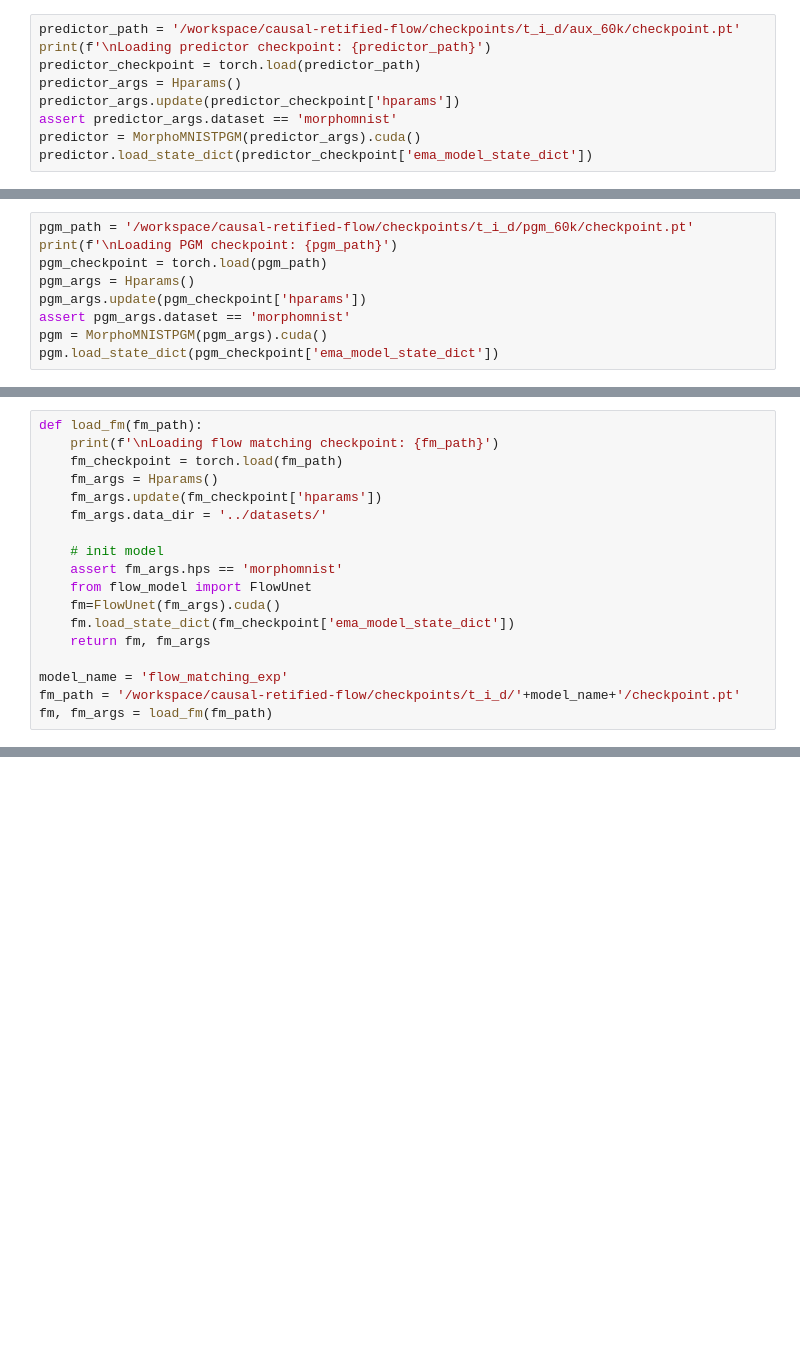
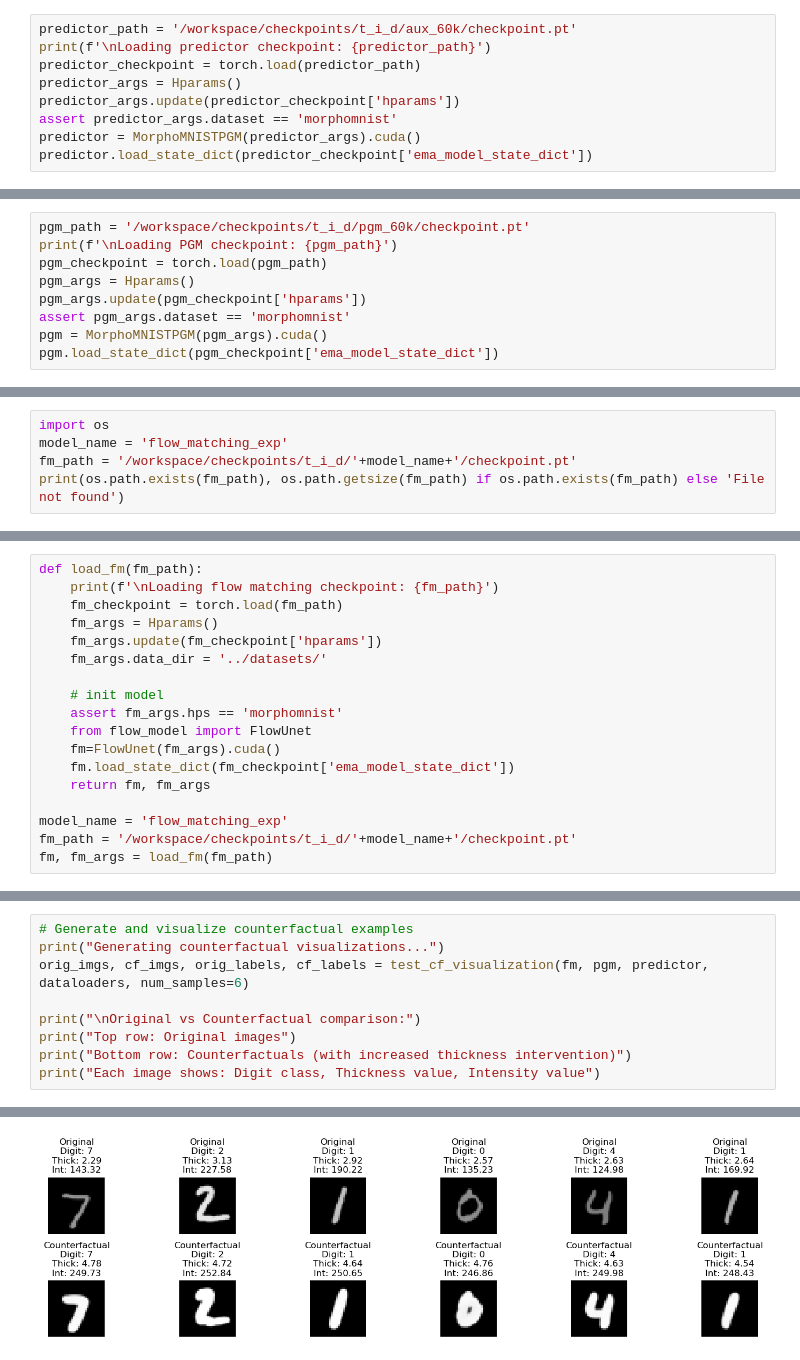
Before and after one commit to GeorgeT27/causal-retified-flow, a Jupyter notebook: src/notebook/counterfactual.ipynb, the cells around one changed output, grey strips where cells are left out. Cells and saved outputs as stored; diff of their text form; blank space fills up the shorter version.

```diff
--- a/src/notebook/counterfactual.ipynb
+++ b/src/notebook/counterfactual.ipynb
@@ -22,7 +22,7 @@ class Hparams:
         for k, v in dict.items():
             setattr(self, k, v)
 # %%
-predictor_path = '/workspace/causal-retified-flow/checkpoints/t_i_d/aux_60k/checkpoint.pt'
+predictor_path = '/workspace/checkpoints/t_i_d/aux_60k/checkpoint.pt'
 print(f'\nLoading predictor checkpoint: {predictor_path}')
 predictor_checkpoint = torch.load(predictor_path)
 predictor_args = Hparams()
@@ -35,6 +35,6 @@ Loading predictor checkpoint: /workspace/causal-retified-flow/checkpoints/t_i_d/
 <All keys matched successfully>
 # %%
-pgm_path = '/workspace/causal-retified-flow/checkpoints/t_i_d/pgm_60k/checkpoint.pt'
+pgm_path = '/workspace/checkpoints/t_i_d/pgm_60k/checkpoint.pt'
 print(f'\nLoading PGM checkpoint: {pgm_path}')
 pgm_checkpoint = torch.load(pgm_path)
 pgm_args = Hparams()
@@ -47 +47,6 @@ Loading PGM checkpoint: /workspace/causal-retified-flow/checkpoints/t_i_d/pgm_60
 <All keys matched successfully>
+# %%
+import os
+model_name = 'flow_matching_exp'
+fm_path = '/workspace/checkpoints/t_i_d/'+model_name+'/checkpoint.pt'
+print(os.path.exists(fm_path), os.path.getsize(fm_path) if os.path.exists(fm_path) else 'File not found')
@@ -61,6 +68,6 @@ def load_fm(fm_path):
     return fm, fm_args
 
 model_name = 'flow_matching_exp'
-fm_path = '/workspace/causal-retified-flow/checkpoints/t_i_d/'+model_name+'/checkpoint.pt'
+fm_path = '/workspace/checkpoints/t_i_d/'+model_name+'/checkpoint.pt'
 fm, fm_args = load_fm(fm_path)
 # %% [output]
@@ -237,0 +443,10 @@ for model_name in [
+# %%
+# Generate and visualize counterfactual examples
+print("Generating counterfactual visualizations...")
+orig_imgs, cf_imgs, orig_labels, cf_labels = test_cf_visualization(fm, pgm, predictor, dataloaders, num_samples=6)
+
+print("\nOriginal vs Counterfactual comparison:")
+print("Top row: Original images")
+print("Bottom row: Counterfactuals (with increased thickness intervention)")
+print("Each image shows: Digit class, Thickness value, Intensity value")
+# %% [output]
@@ -237,0 +454 @@ for model_name in [
+[figure, added]
```
Also changed, not shown: parts of 10 cells of this notebook, 11 other files.
